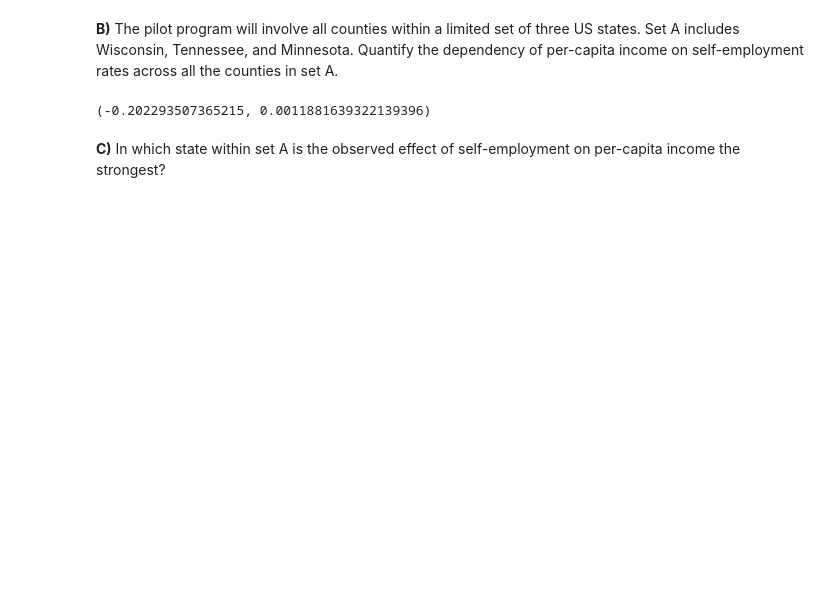
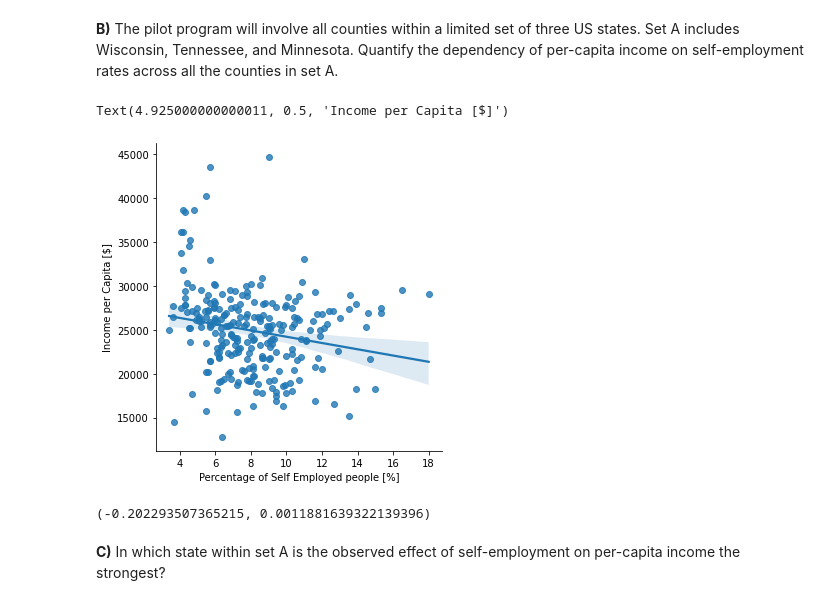
Before and after one commit to stefanoviel/2023, a Jupyter notebook: Exercises/03 - Describing data/Describing_data_exercise.ipynb, the cells around one changed output. Saved outputs shown, nothing was run; the diff lists cells and outputs as text; code cells hidden in the pictures; blank space fills up the shorter version.

```diff
--- a/Exercises/03 - Describing data/Describing_data_exercise.ipynb
+++ b/Exercises/03 - Describing data/Describing_data_exercise.ipynb
@@ -181,5 +190,14 @@ stats.pearsonr(df['SelfEmployed'],df['IncomePerCap'])
 # %% [markdown]
 **B)** The pilot program will involve all counties within a limited set of three US states. Set A includes Wisconsin, Tennessee, and  Minnesota. Quantify the dependency of per-capita income on self-employment rates across all the counties in set A.
+# %%
+setA = df[(df.State == 'Wisconsin') | (df.State == 'Tennessee') | (df.State == 'Minnesota')]
+
+sns.lmplot(x='SelfEmployed',y='IncomePerCap', data=setA)
+plt.xlabel("Percentage of Self Employed people [%]")
+plt.ylabel("Income per Capita [$]")
+# %% [output]
+Text(4.925000000000011, 0.5, 'Income per Capita [$]')
+[figure, added]
 # %%
 ### your code and or answer here ###
 
```
Also changed, not shown: parts of 13 cells of this notebook.
